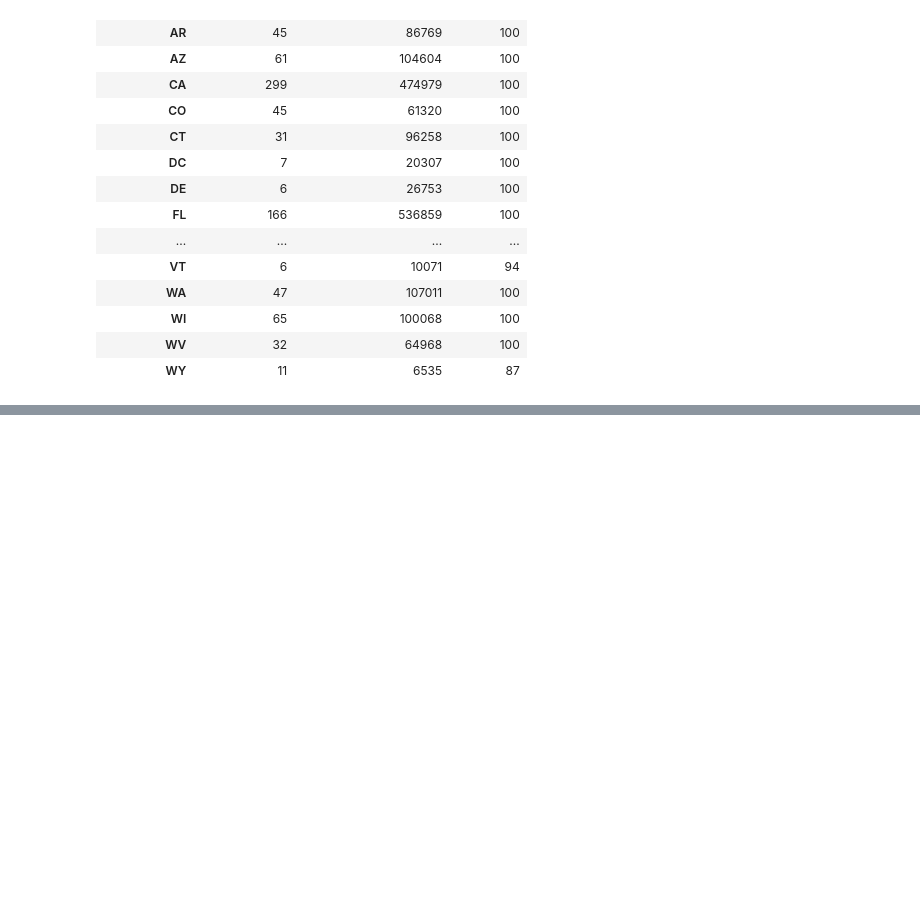
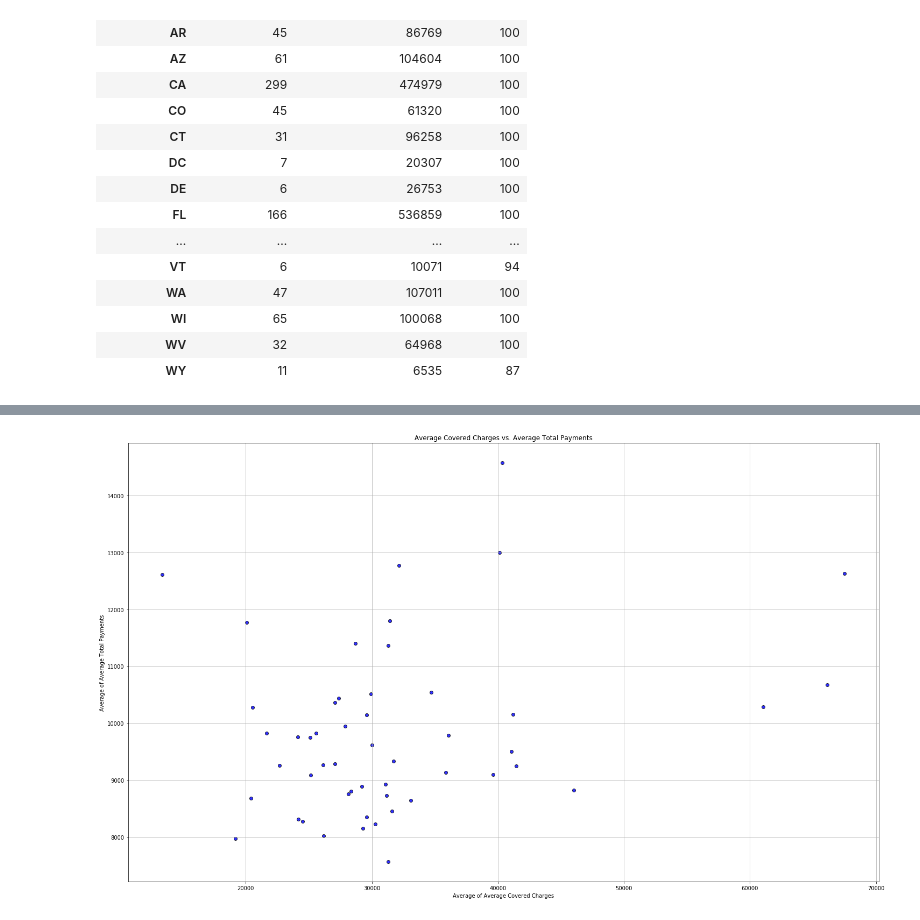
Before and after one commit to hasanregius/inpatient_prospective_payment_system_equitability, a Jupyter notebook: data_retrieval_and_cleanup.ipynb, the cells around one changed output, grey strips where cells are left out. Cells and saved outputs as stored; diff of their text form; code cells hidden in the pictures; blank space fills up the shorter version.

```diff
--- a/data_retrieval_and_cleanup.ipynb
+++ b/data_retrieval_and_cleanup.ipynb
@@ -133,0 +183,12 @@ drgCTByStateRNJOIN
+# %%
+plt.figure(figsize=(25,15))
+plt.scatter(stateGB_result["Average of Average Covered Charges"], stateGB_result["Average of Average Total Payments"]
+            , color='blue',alpha=.8, linewidth=1, edgecolor='black')
+plt.title("Average Covered Charges vs. Average Total Payments")
+plt.ylabel('Average of Average Total Payments')
+plt.xlabel("Average of Average Covered Charges")
+plt.grid(True)
+#plt.xlim(0, 51)
+#plt.ylim(0, 7.2)
+# %% [output]
+[figure, added]
```
Also changed, not shown: parts of 6 cells of this notebook.
